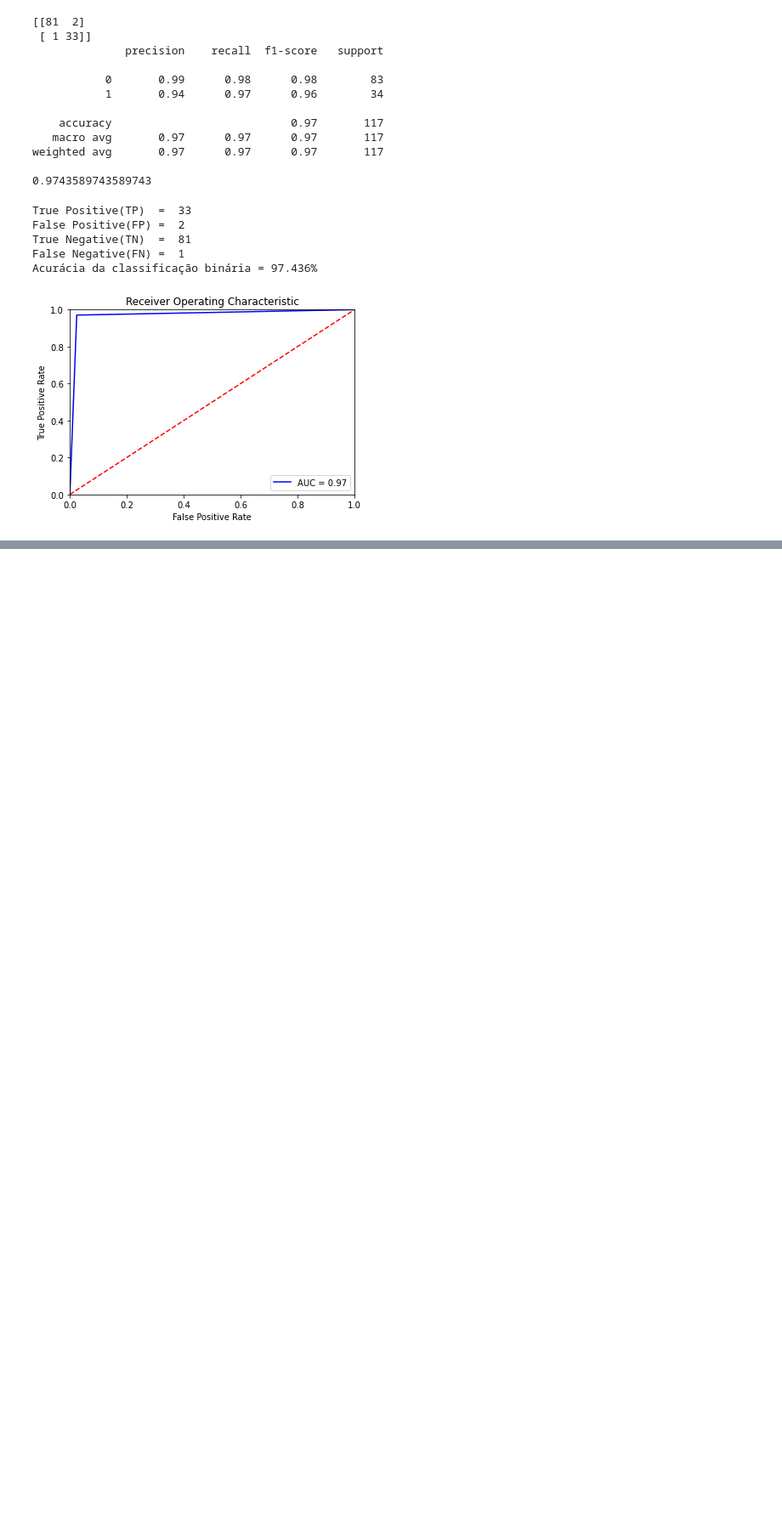
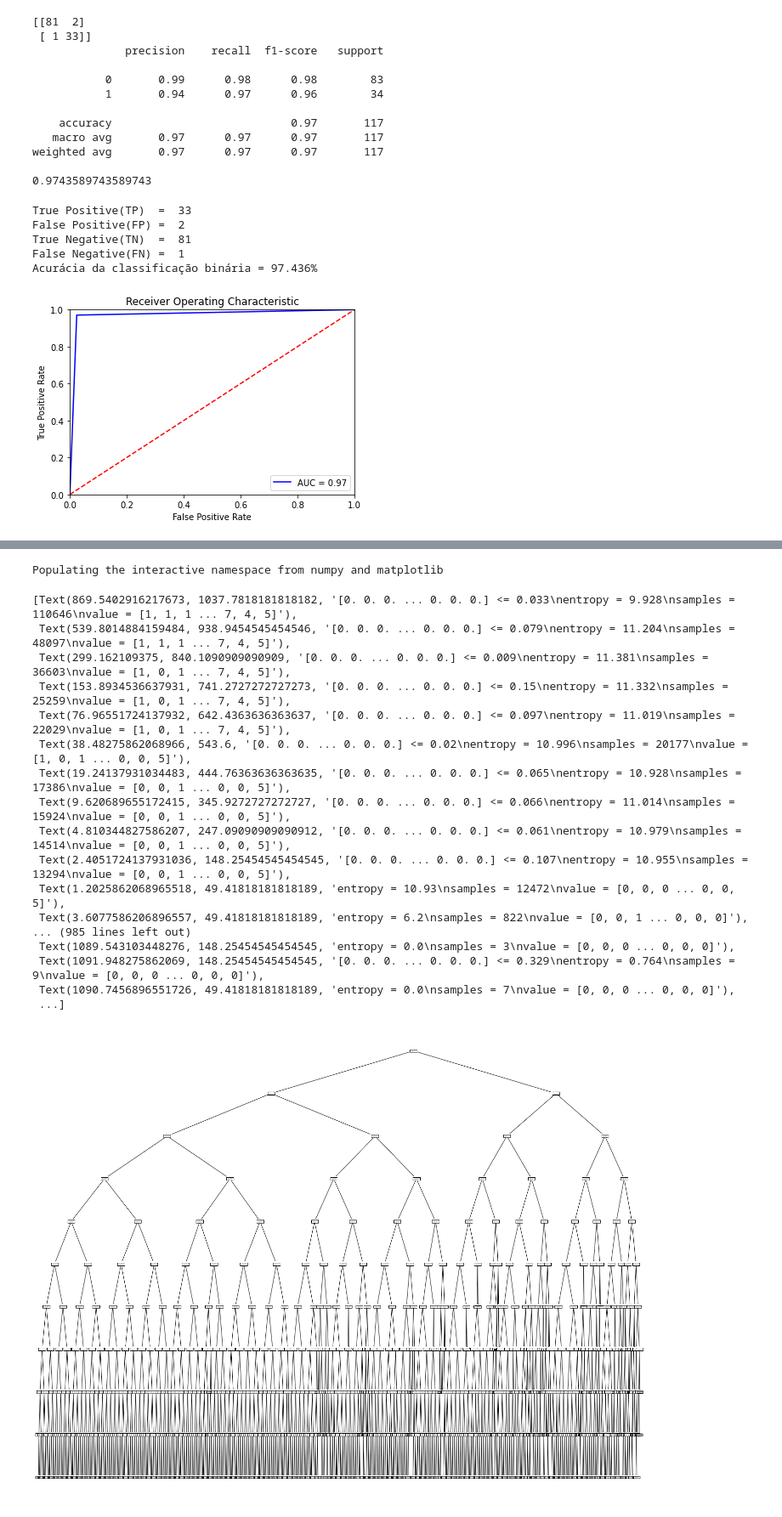
Before and after one commit to joaograndotto/PIBITI, a Jupyter notebook: ProvaDeConceito.ipynb, the cells around one changed output, grey strips where cells are left out. Shown at 85% size. Cells and saved outputs as stored; diff of their text form; code cells hidden in the pictures; blank space fills up the shorter version.

Commit message:
Arvores de decisao testes iniciais

```diff
--- a/ProvaDeConceito.ipynb
+++ b/ProvaDeConceito.ipynb
@@ -382,0 +502,34 @@ plt.show()
+# %%
+from sklearn.feature_extraction.text import TfidfTransformer
+tfidfconverter = TfidfTransformer()
+X = tfidfconverter.fit_transform(X).toarray()
+# %%
+X_treino, X_teste, y_treino, y_teste = train_test_split(X, y, test_size=0.1, random_state=0)
+# %%
+arvore = DecisionTreeClassifier(criterion='entropy', max_depth=10, min_samples_leaf=2, random_state=0)
+# %%
+modelo = arvore.fit(X_treino, y_treino)
+# %%
+%pylab inline
+pylab.figure(figsize=(25,20))
+plot_tree(modelo, feature_names=X_treino)
+# %% [output]
+Populating the interactive namespace from numpy and matplotlib
+[Text(869.5402916217673, 1037.7818181818182, '[0. 0. 0. ... 0. 0. 0.] <= 0.033\nentropy = 9.928\nsamples = 110646\nvalue = [1, 1, 1 ... 7, 4, 5]'),
+ Text(539.8014884159484, 938.9454545454546, '[0. 0. 0. ... 0. 0. 0.] <= 0.079\nentropy = 11.204\nsamples = 48097\nvalue = [1, 1, 1 ... 7, 4, 5]'),
+ Text(299.162109375, 840.1090909090909, '[0. 0. 0. ... 0. 0. 0.] <= 0.009\nentropy = 11.381\nsamples = 36603\nvalue = [1, 0, 1 ... 7, 4, 5]'),
+ Text(153.8934536637931, 741.2727272727273, '[0. 0. 0. ... 0. 0. 0.] <= 0.15\nentropy = 11.332\nsamples = 25259\nvalue = [1, 0, 1 ... 7, 4, 5]'),
+ Text(76.96551724137932, 642.4363636363637, '[0. 0. 0. ... 0. 0. 0.] <= 0.097\nentropy = 11.019\nsamples = 22029\nvalue = [1, 0, 1 ... 7, 4, 5]'),
+ Text(38.48275862068966, 543.6, '[0. 0. 0. ... 0. 0. 0.] <= 0.02\nentropy = 10.996\nsamples = 20177\nvalue = [1, 0, 1 ... 0, 0, 5]'),
+ Text(19.24137931034483, 444.76363636363635, '[0. 0. 0. ... 0. 0. 0.] <= 0.065\nentropy = 10.928\nsamples = 17386\nvalue = [0, 0, 1 ... 0, 0, 5]'),
+ Text(9.620689655172415, 345.9272727272727, '[0. 0. 0. ... 0. 0. 0.] <= 0.066\nentropy = 11.014\nsamples = 15924\nvalue = [0, 0, 1 ... 0, 0, 5]'),
+ Text(4.810344827586207, 247.09090909090912, '[0. 0. 0. ... 0. 0. 0.] <= 0.061\nentropy = 10.979\nsamples = 14514\nvalue = [0, 0, 1 ... 0, 0, 5]'),
+ Text(2.4051724137931036, 148.25454545454545, '[0. 0. 0. ... 0. 0. 0.] <= 0.107\nentropy = 10.955\nsamples = 13294\nvalue = [0, 0, 1 ... 0, 0, 5]'),
+ Text(1.2025862068965518, 49.41818181818189, 'entropy = 10.93\nsamples = 12472\nvalue = [0, 0, 0 ... 0, 0, 5]'),
+ Text(3.6077586206896557, 49.41818181818189, 'entropy = 6.2\nsamples = 822\nvalue = [0, 0, 1 ... 0, 0, 0]'),
+... (985 lines left out)
+ Text(1089.543103448276, 148.25454545454545, 'entropy = 0.0\nsamples = 3\nvalue = [0, 0, 0 ... 0, 0, 0]'),
+ Text(1091.948275862069, 148.25454545454545, '[0. 0. 0. ... 0. 0. 0.] <= 0.329\nentropy = 0.764\nsamples = 9\nvalue = [0, 0, 0 ... 0, 0, 0]'),
+ Text(1090.7456896551726, 49.41818181818189, 'entropy = 0.0\nsamples = 7\nvalue = [0, 0, 0 ... 0, 0, 0]'),
+ ...]
+[figure, added]
```
Also changed, not shown: parts of 20 cells of this notebook.
